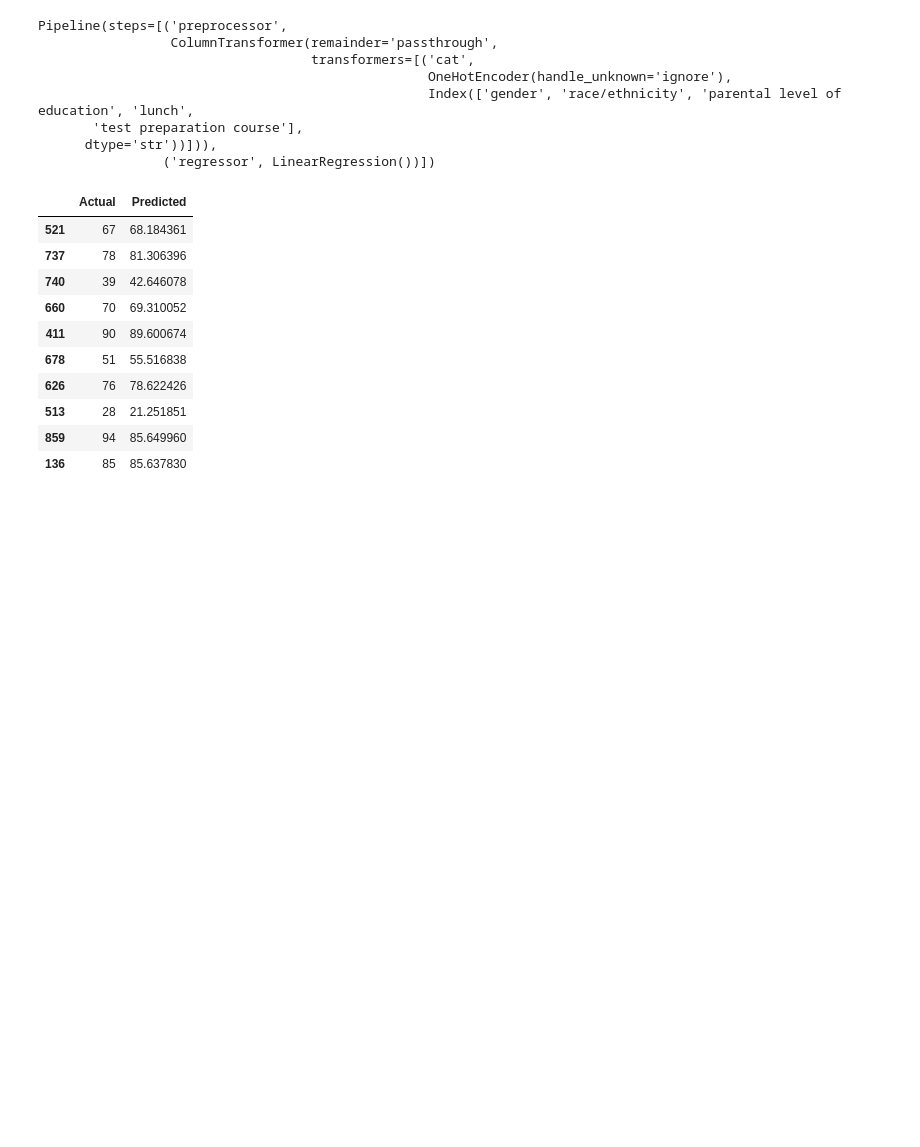
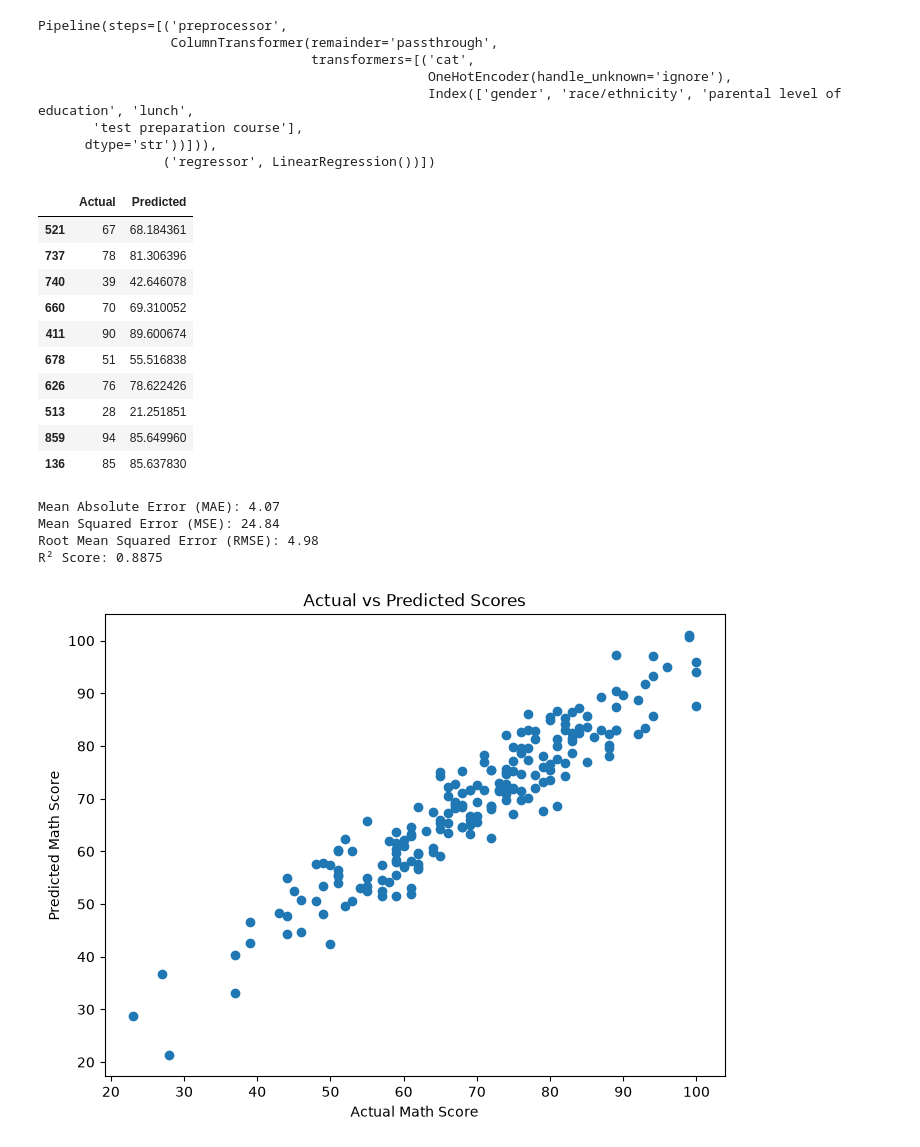
Before and after one commit to ArindamRout07/student-performance-predictor, a Jupyter notebook: notebooks/EDA.ipynb, the cells around one changed output. Saved outputs shown, nothing was run; the diff lists cells and outputs as text; code cells hidden in the pictures; blank space fills up the shorter version.

```diff
--- a/notebooks/EDA.ipynb
+++ b/notebooks/EDA.ipynb
@@ -252,0 +267,25 @@ prediction_df.head(10)
+# %%
+print(f"Mean Absolute Error (MAE): {mae:.2f}")
+print(f"Mean Squared Error (MSE): {mse:.2f}")
+print(f"Root Mean Squared Error (RMSE): {rmse:.2f}")
+print(f"R² Score: {r2:.4f}")
+# %% [output]
+Mean Absolute Error (MAE): 4.07
+Mean Squared Error (MSE): 24.84
+Root Mean Squared Error (RMSE): 4.98
+R² Score: 0.8875
+# %%
+plt.figure(figsize=(8,6))
+
+plt.scatter(y_test, y_pred)
+
+plt.xlabel("Actual Math Score")
+plt.ylabel("Predicted Math Score")
+
+plt.title("Actual vs Predicted Scores")
+
+plt.savefig("../screenshots/actual_vs_predicted.png")
+
+plt.show()
+# %% [output]
+[figure, added]
```
Also changed, not shown: parts of 2 cells of this notebook, 1 other file.
